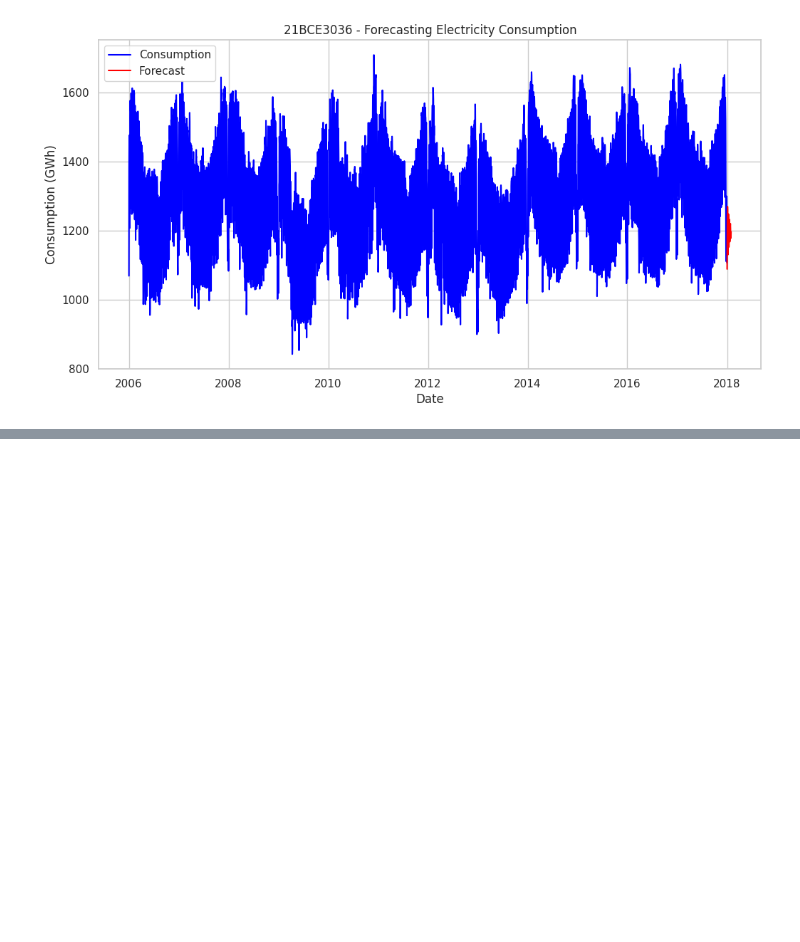
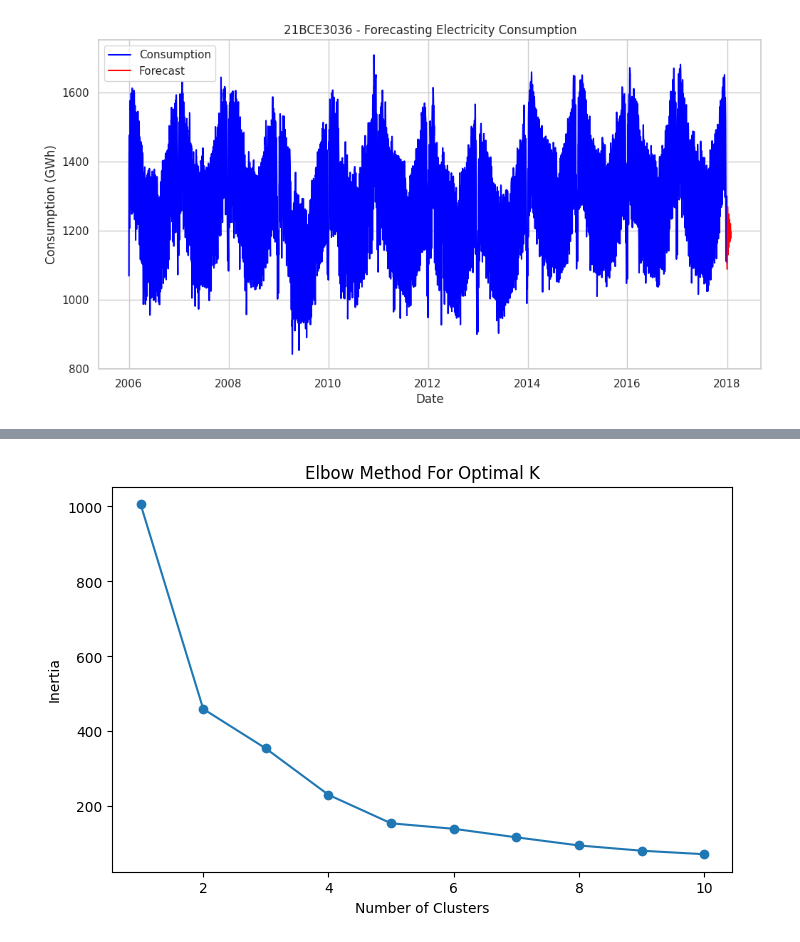
Before and after one commit to Rahulaggl/EDA, a Jupyter notebook: LAB_DA_1.ipynb, the cells around one changed output, grey strips where cells are left out. Cells and saved outputs as stored; diff of their text form; code cells hidden in the pictures; blank space fills up the shorter version.

```diff
--- a/LAB_DA_1.ipynb
+++ b/LAB_DA_1.ipynb
@@ -1122,0 +1135,27 @@ plt.show()
+# %%
+# 2. Extract numeric year from the 'Founded' column
+df['Founded'] = df['Founded'].apply(lambda x: int(re.search(r'\d{4}', str(x)).group()) if pd.notnull(x) else None)
+# %%
+# 3. Select numeric columns for clustering (CIK and Founded) and remove any rows with missing values
+numeric_data = df[['CIK', 'Founded']].dropna()
+# %%
+# 4. Standardize the data for clustering
+scaler = StandardScaler()
+scaled_data = scaler.fit_transform(numeric_data)
+# %%
+# 5. Determine the optimal number of clusters using the elbow method
+inertia = []
+for k in range(1, 11):
+    kmeans = KMeans(n_clusters=k, random_state=0)
+    kmeans.fit(scaled_data)
+    inertia.append(kmeans.inertia_)
+# %%
+# 6. Plot the elbow graph to visually identify the optimal number of clusters
+plt.figure(figsize=(8, 5))
+plt.plot(range(1, 11), inertia, marker='o')
+plt.title('Elbow Method For Optimal K')
+plt.xlabel('Number of Clusters')
+plt.ylabel('Inertia')
+plt.show()
+# %% [output]
+[figure, added]
```
Also changed, not shown: parts of 12 cells of this notebook.
